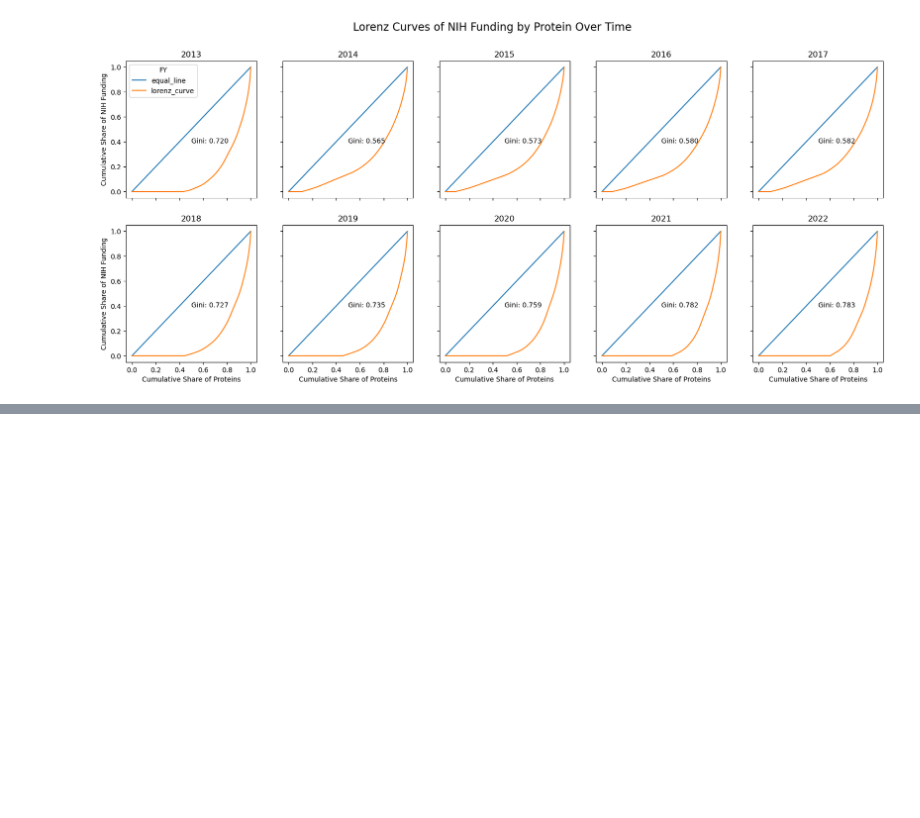
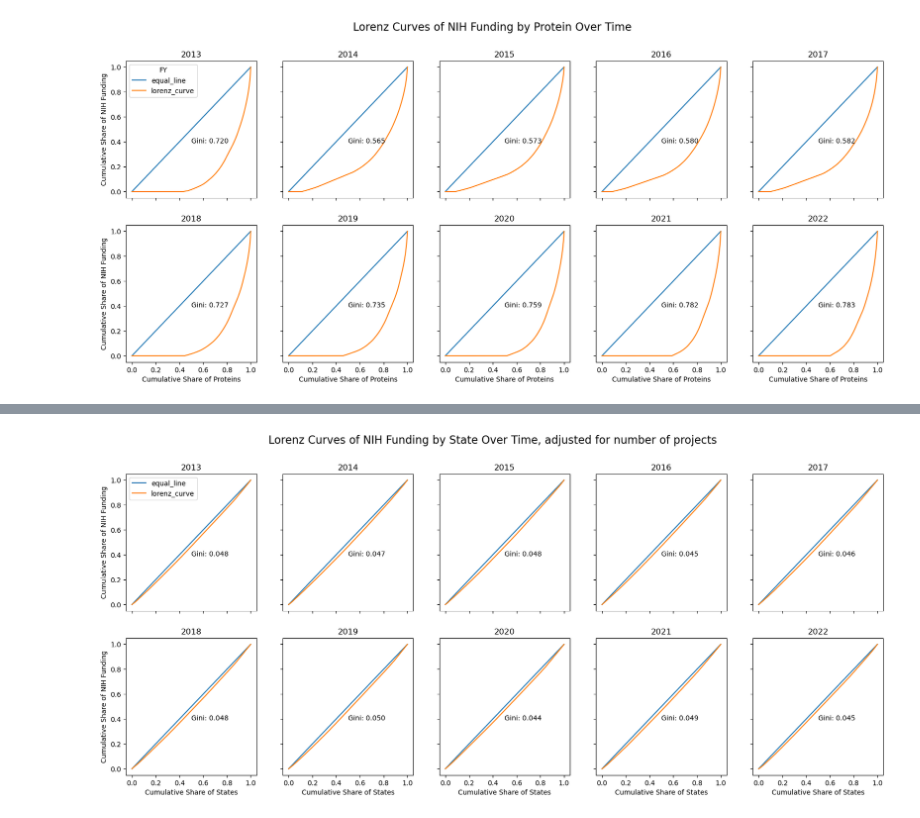
Before and after one commit to Moulica5374/NIH-Funding-Annotation-Analysis-Team-Project, a Jupyter notebook: Data_Analysis.ipynb, the cells around one changed output, grey strips where cells are left out. Drawn from its saved outputs; the diff is of its cells as text; code cells hidden in the pictures; blank space fills up the shorter version.

```diff
--- a/Data_Analysis.ipynb
+++ b/Data_Analysis.ipynb
@@ -1612,0 +1701,11 @@ taxon_year_data.head()
+# %%
+state_year_data = year_data[['ORG_STATE', 'FY', 'TOTAL_COST', 'PROJECT_NUMBER']].drop_duplicates(
+    subset=['PROJECT_NUMBER', 'FY'], keep='first'
+).groupby(
+    ['ORG_STATE', 'FY']
+).agg(
+    total_cost = ('TOTAL_COST', 'sum'),
+    num_projects = ('PROJECT_NUMBER', 'size')
+).reset_index()
+
+state_year_data.head(10)
@@ -1612,0 +1724,4 @@ taxon_year_data.head()
+# %%
+state_year_pivot = state_year_data.pivot(index='ORG_STATE', columns='FY', values=['total_cost','num_projects']).fillna(0)
+
+state_year_pivot.head(10)
@@ -1612,0 +1742,23 @@ taxon_year_data.head()
+# %%
+state_fig, state_ax = plt.subplots(nrows=2, ncols=5, figsize=(20,8))
+state_fig.suptitle("Lorenz Curves of NIH Funding by State Over Time, adjusted for number of projects", fontsize=16)
+for i, year in enumerate(range(2013, 2023)):
+    ax = state_ax[i//5, i%5]
+
+    df = pd.concat([state_year_pivot['total_cost'][year], state_year_pivot['num_projects'][year].rename(f"{year}_proj")], axis=1)
+
+    df.pipe(
+        lorenz_prep, x=f'{year}_proj', y=year
+    )[["equal_line", "lorenz_curve"]].plot(
+        ax=ax,
+        title=f"{year}",
+        sharex=True,
+        sharey=True,
+        legend=True if i==0 else False
+    )
+    ax.set_xlabel("Cumulative Share of States")
+    ax.set_ylabel("Cumulative Share of NIH Funding")
+    ax.annotate(f"Gini: {df.pipe(lorenz_prep, x=f'{year}_proj', y=year).pipe(gini):.3f}",
+                xy=(0.5, 0.4), xycoords='axes fraction')
+# %% [output]
+[figure, added]
```
Also changed, not shown: parts of 14 cells of this notebook.
